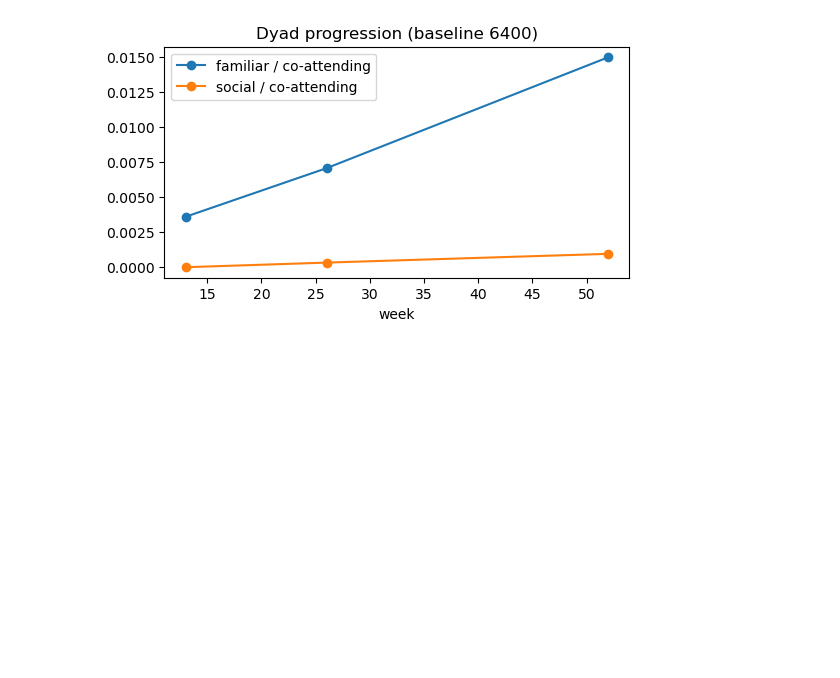
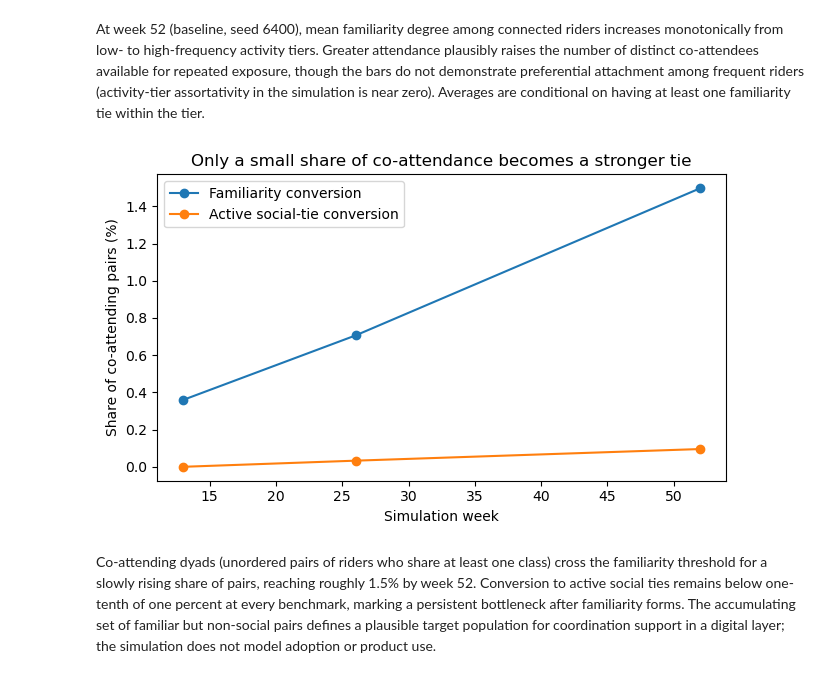
Before and after one commit to agarcia1920/dsan6400-final-project, a Jupyter notebook: analysis/02_network_analysis.ipynb, the cells around one changed output. Cells and saved outputs as stored; diff of their text form; code cells hidden in the pictures; blank space fills up the shorter version.

```diff
--- a/analysis/02_network_analysis.ipynb
+++ b/analysis/02_network_analysis.ipynb
@@ -7,6 +5,8 @@
 # %%
 from pathlib import Path
 import sys
+
+# notebook runs from analysis and setting up project imports
 sys.path.insert(0, str(Path.cwd().resolve().parent / "analysis"))
 sys.path.insert(0, str(Path.cwd().resolve().parent / "src"))
 from notebook_paths import ensure_src_on_path
@@ -15,3 +15,8 @@ PROJECT_ROOT = ensure_src_on_path()
 OUTPUT_DIR = PROJECT_ROOT / "outputs"
 RESULTS_DIR = PROJECT_ROOT / "results"
 DATA_DIR = PROJECT_ROOT / "data"
+FIGURES_DIR = OUTPUT_DIR / "figures"
+FIGURES_DIR.mkdir(parents=True, exist_ok=True)
+
+import matplotlib.pyplot as plt
+import pandas as pd
@@ -125,0 +307,15 @@ link[[c for c in cols if c in link.columns]]
+# %%
+row = master[(master["scenario"]=="baseline")&(master["seed"]==6400)&(master["network_type"]=="familiarity")&(master["week"] == 52)].iloc[0]
+# mean familiarity degree by activity level (connected riders only)
+tier_labels = ["Low frequency", "Moderate frequency", "High frequency"]
+cols = ["mean_degree_low_frequency","mean_degree_moderate_frequency","mean_degree_high_frequency",]
+vals = [row[c] for c in cols if c in row and pd.notna(row[c])]
+if vals:
+    fig, ax = plt.subplots(figsize=(5.5, 4))
+    ax.bar(tier_labels[: len(vals)], vals, color=["#8da0cb", "#fc8d62", "#66c2a5"][: len(vals)])
+    ax.set_xlabel("Rider activity tier")
+    ax.set_ylabel("Average familiarity ties per connected rider")
+    ax.set_title("Frequent riders form more familiarity ties")
+    fig.tight_layout()
+    fig.savefig(FIGURES_DIR / "02_mean_degree_by_activity_tier.png", dpi=150, bbox_inches="tight")
+    plt.show()
@@ -126,9 +324,20 @@ link[[c for c in cols if c in link.columns]]
+# %% [markdown]
+At week 52 (baseline, seed 6400), mean familiarity degree among connected riders increases monotonically from low- to high-frequency activity tiers. Greater attendance plausibly raises the number of distinct co-attendees available for repeated exposure, though the bars do not demonstrate preferential attachment among frequent riders (activity-tier assortativity in the simulation is near zero). Averages are conditional on having at least one familiarity tie within the tier.
 # %%
-import matplotlib.pyplot as plt
-if 'share_social_of_coattending' in link.columns:
-    fig, ax = plt.subplots(figsize=(6,3))
-    ax.plot(link['week'], link['share_familiar_of_coattending'], marker='o', label='familiar / co-attending')
-    ax.plot(link['week'], link['share_social_of_coattending'], marker='o', label='social / co-attending')
-    ax.set_xlabel('week'); ax.legend(); ax.set_title('Dyad progression (baseline 6400)'); plt.show()
+link = master[(master["scenario"]=="baseline")&(master["seed"]==6400)&(master["network_type"]=="familiarity")& (master["week"].isin([13, 26, 52]))]
+# share of co-attending dyads that cross familiarity vs social thresholds
+if "share_familiar_of_coattending" in link.columns:
+    fig, ax = plt.subplots(figsize=(6.5, 4))
+    ax.plot(link["week"],link["share_familiar_of_coattending"] * 100, marker="o",label="Familiarity conversion")
+    ax.plot(link["week"],link["share_social_of_coattending"] * 100, marker="o",label="Active social-tie conversion")
+    ax.set_xlabel("Simulation week")
+    ax.set_ylabel("Share of co-attending pairs (%)")
+    ax.legend()
+    ax.set_title("Only a small share of co-attendance becomes a stronger tie")
+    fig.tight_layout()
+    fig.savefig(FIGURES_DIR / "02_linking_progression.png", dpi=150, bbox_inches="tight")
+    plt.show()
 # %% [output]
-[figure, old version]
+[figure, new version]
+# %% [markdown]
+Co-attending dyads (unordered pairs of riders who share at least one class) cross the familiarity threshold for a slowly rising share of pairs, reaching roughly 1.5% by week 52. Conversion to active social ties remains below one-tenth of one percent at every benchmark, marking a persistent bottleneck after familiarity forms. The accumulating set of familiar but non-social pairs defines a plausible target population for coordination support in a digital layer; the simulation does not model adoption or product use.
```
Also changed, not shown: parts of 23 cells of this notebook, 6 other files.
